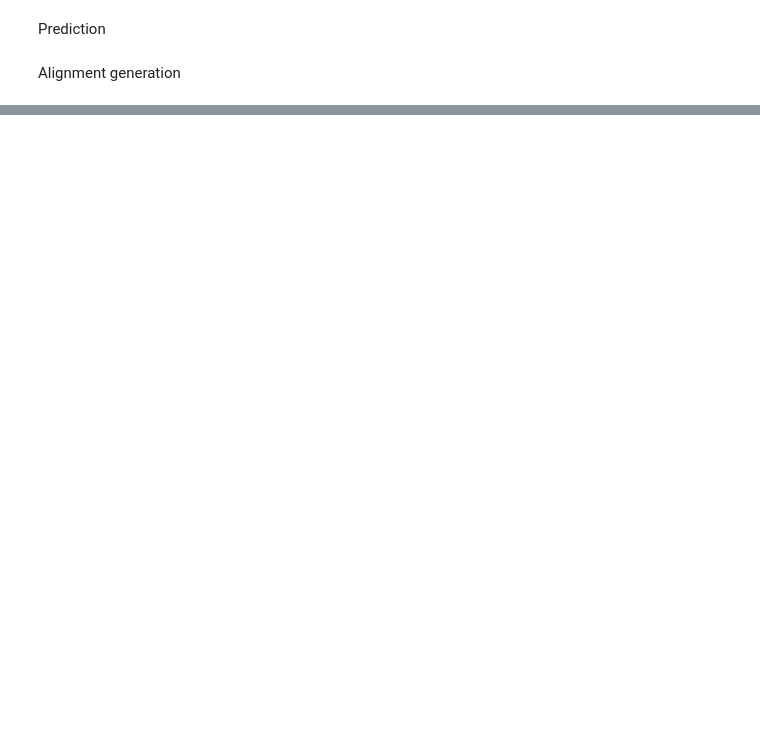
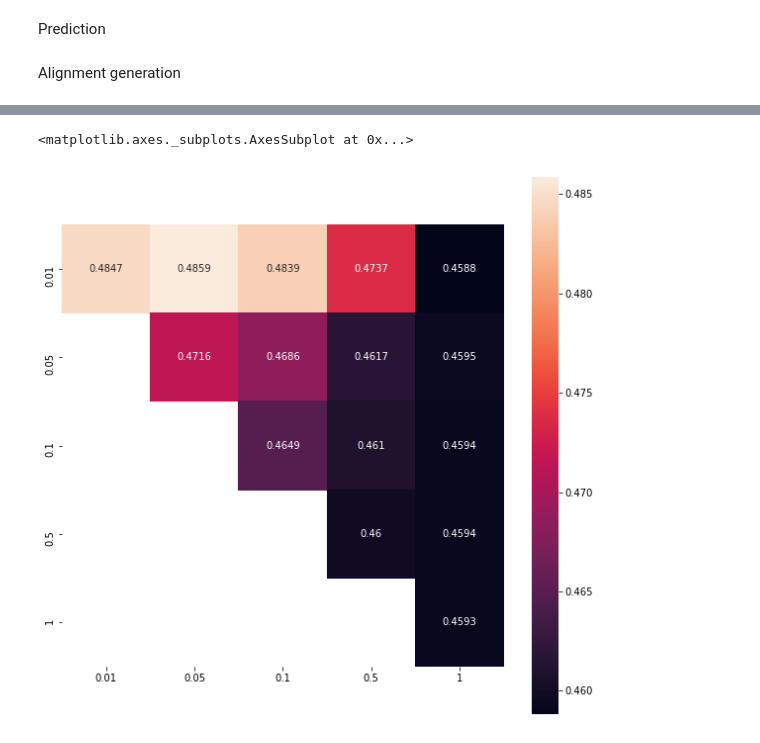
Before and after one commit to shuichiro-makigaki/exmachina, a Jupyter notebook: contrib/parameter_search.ipynb, the cells around one changed output, grey strips where cells are left out. Drawn from its saved outputs; the diff is of its cells as text; code cells hidden in the pictures; blank space fills up the shorter version.

```diff
--- a/contrib/parameter_search.ipynb
+++ b/contrib/parameter_search.ipynb
@@ -121,14 +140,0 @@ Train, Validation, Test data Checker
-# %%
-from pathlib import Path
-import pickle
-
-import numpy as np
-from Bio.SCOP import Scop
-
-validation_data = np.load('data/test/scop40.npy')
-scop_root = Scop(dir_path='data/scop', version='1.75')
-with Path('data/train/scop40_hie.pkl').open('rb') as f:
-    scop40_hie = pickle.load(f)
-for k in scop40_hie:
-    for d in scop40_hie[k]:
-        assert d not in validation_data
@@ -375,0 +274,52 @@ sns.heatmap(grid_df, ax=ax, linewidths=0, square=True, annot=True, fmt='.4g')
+# %%
+%matplotlib inline
+
+import sys
+from pathlib import Path
+
+import pandas
+from matplotlib import pyplot
+import seaborn
+import numpy as np
+from Bio.SCOP import Scop
+from Bio import SeqIO
+from IPython.display import display
+from tqdm import tqdm_notebook as tqdm
+
+sys.path.append(Path().resolve().parent.as_posix())
+from machina.TMtoolsCommandLine import TMalignCommandLine
+
+
+scop_root = Scop(dir_path='../data/train', version='1.75')
+test_domain = np.load('../data/gap_validation_domain_ids.npy')
+scop40 = SeqIO.index('../data/train/astral-scopdom-seqres-gd-sel-gs-bib-40-1.75.fa', 'fasta')
+GAP_OPEN_LIST = (-0.01, -0.05, -0.1, -0.5, -1)
+GAP_EXTEND_LIST = (-0.01, -0.05, -0.1, -0.5, -1)
+
+
+def _process(model_pdb_path, native_pdb_path):
+    tmalign = TMalignCommandLine(model_pdb_path, native_pdb_path)
+    tmalign.run()
+    if tmalign.tmscore is None:
+        return None
+    else:
+        return tmalign.tmscore[1]
+
+grid_d = {}
+for GAP_OPEN in tqdm(GAP_OPEN_LIST):
+    grid_d[f'{-GAP_OPEN}'] = {}
+    for GAP_EXTEND in GAP_EXTEND_LIST:
+        if GAP_OPEN > GAP_EXTEND:
+            continue
+        dir_prefix = f'../results/flann19_scop40_logscore_tmscore0.5_window5_ratio0.1_nn1000_open{-GAP_OPEN}_extend{-GAP_EXTEND}'
+        scores = []
+        for query in test_domain:
+            domains = [_.sid for _ in scop_root.getDomainBySid(query).getAscendent('sf').getDescendents('px')
+                       if _.sid in scop40 and _.sid != query and Path(f'{dir_prefix}/{query}/{_.sid}.pdb').exists()]
+            for domain in domains:
+                scores.append(_process(f'{dir_prefix}/{query}/{domain}.pdb', f'../data/train/pdbstyle-1.75/{query[2:4]}/{query}.ent'))
+        grid_d[f'{-GAP_OPEN}'][f'{-GAP_EXTEND}'] = np.array(scores).mean()
+grid_df = pandas.DataFrame.from_dict(grid_d)
+fig, ax = pyplot.subplots(figsize=(10, 10))
+seaborn.heatmap(grid_df, ax=ax, linewidths=0, square=True, annot=True, fmt='.4g') # 2min
+# %% [output]
@@ -375,0 +327,2 @@ sns.heatmap(grid_df, ax=ax, linewidths=0, square=True, annot=True, fmt='.4g')
+<matplotlib.axes._subplots.AxesSubplot at 0x...>
+[figure, added]
```
Also changed, not shown: parts of 13 cells of this notebook, 3 other files.
